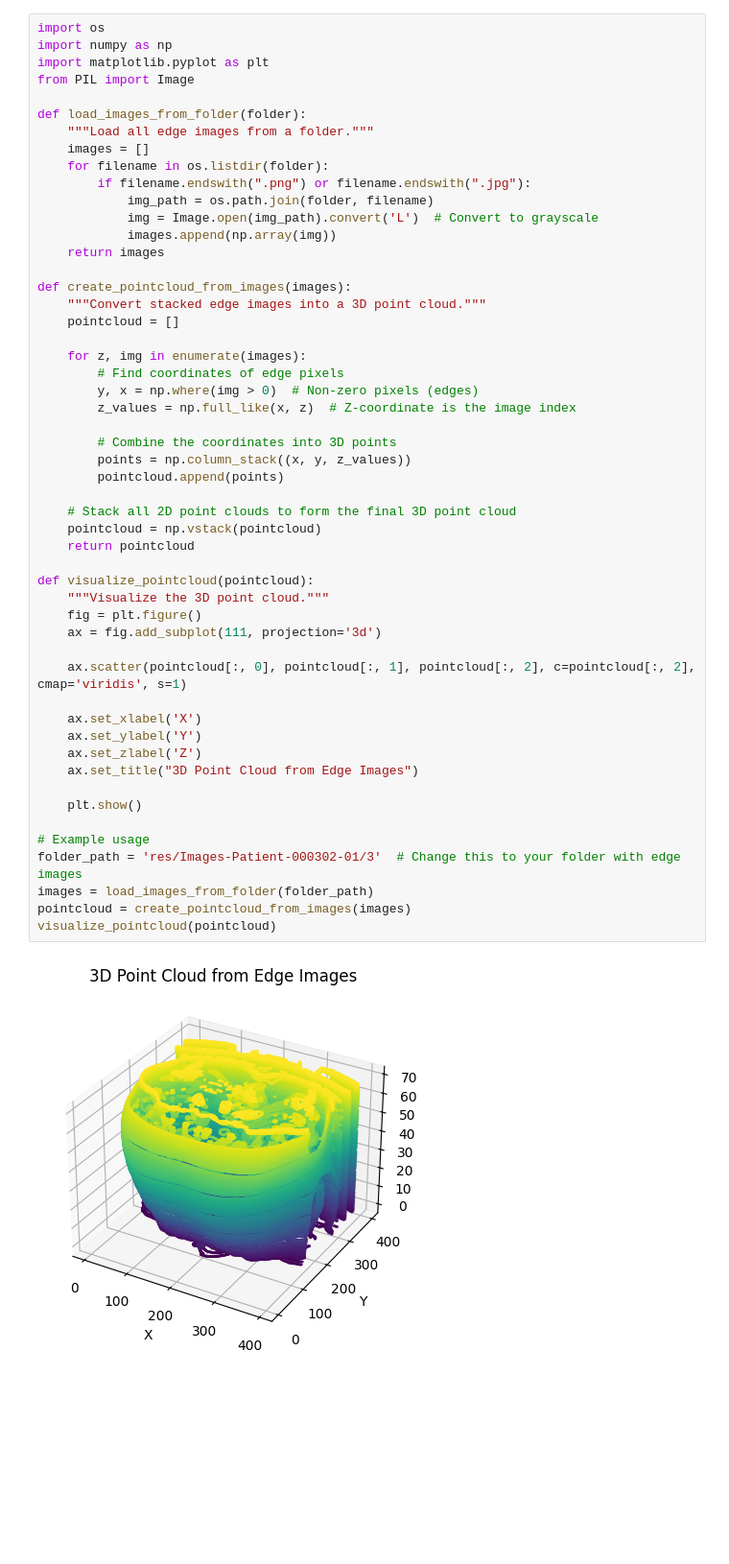
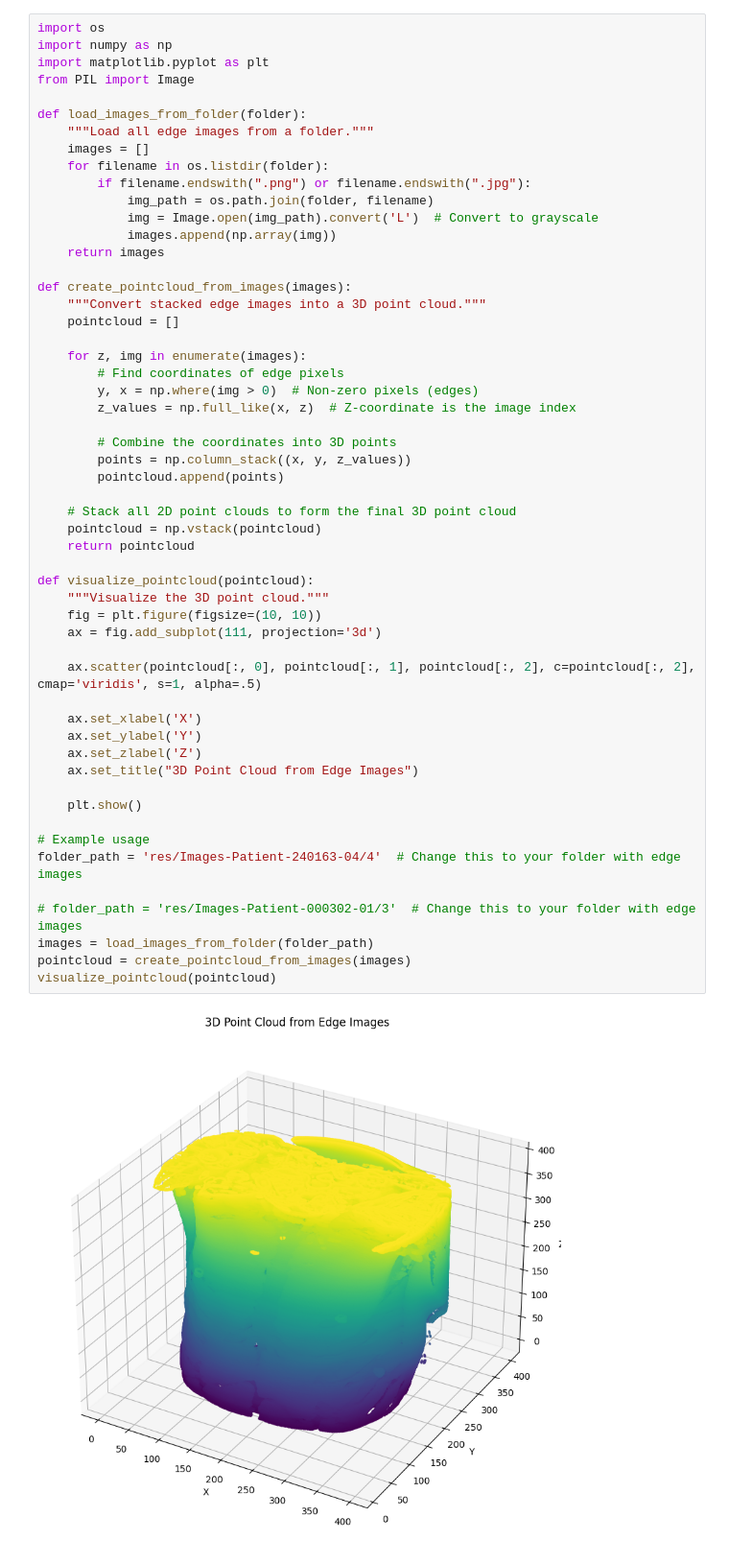
Before and after one commit to strojanski/biomed-signal-processing, a Jupyter notebook: canny_ct/visualize.ipynb, the cells around one changed output. Shown: that part at 96% size. Drawn from its saved outputs; the diff is of its cells as text; blank space fills up the shorter version.

```diff
--- a/canny_ct/visualize.ipynb
+++ b/canny_ct/visualize.ipynb
@@ -21,34 +21,36 @@ def create_pointcloud_from_images(images):
     for z, img in enumerate(images):
         # Find coordinates of edge pixels
         y, x = np.where(img > 0)  # Non-zero pixels (edges)
         z_values = np.full_like(x, z)  # Z-coordinate is the image index
 
         # Combine the coordinates into 3D points
         points = np.column_stack((x, y, z_values))
         pointcloud.append(points)
 
     # Stack all 2D point clouds to form the final 3D point cloud
     pointcloud = np.vstack(pointcloud)
     return pointcloud
 
 def visualize_pointcloud(pointcloud):
     """Visualize the 3D point cloud."""
-    fig = plt.figure()
+    fig = plt.figure(figsize=(10, 10))
     ax = fig.add_subplot(111, projection='3d')
 
-    ax.scatter(pointcloud[:, 0], pointcloud[:, 1], pointcloud[:, 2], c=pointcloud[:, 2], cmap='viridis', s=1)
+    ax.scatter(pointcloud[:, 0], pointcloud[:, 1], pointcloud[:, 2], c=pointcloud[:, 2], cmap='viridis', s=1, alpha=.5)
 
     ax.set_xlabel('X')
     ax.set_ylabel('Y')
     ax.set_zlabel('Z')
     ax.set_title("3D Point Cloud from Edge Images")
 
     plt.show()
 
 # Example usage
-folder_path = 'res/Images-Patient-000302-01/3'  # Change this to your folder with edge images
+folder_path = 'res/Images-Patient-240163-04/4'  # Change this to your folder with edge images
+
+# folder_path = 'res/Images-Patient-000302-01/3'  # Change this to your folder with edge images
 images = load_images_from_folder(folder_path)
 pointcloud = create_pointcloud_from_images(images)
 visualize_pointcloud(pointcloud)
 # %% [output]
-[figure, old version]
+[figure, new version]
```
Also changed, not shown: 4 other files.
